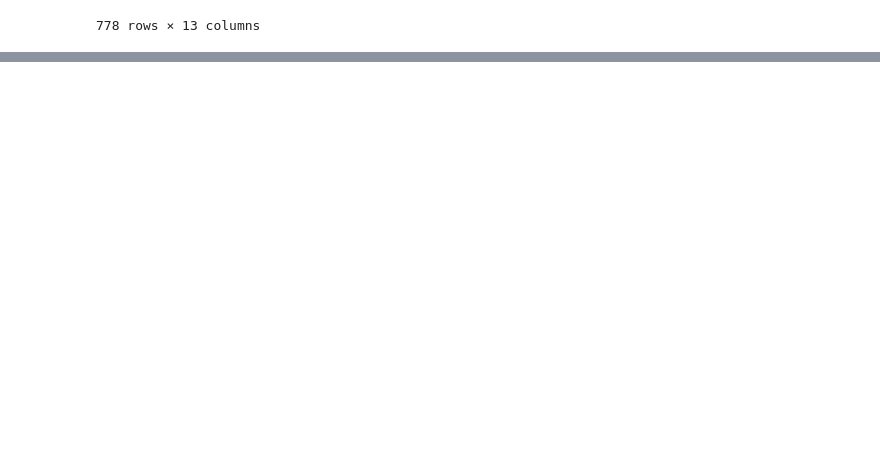
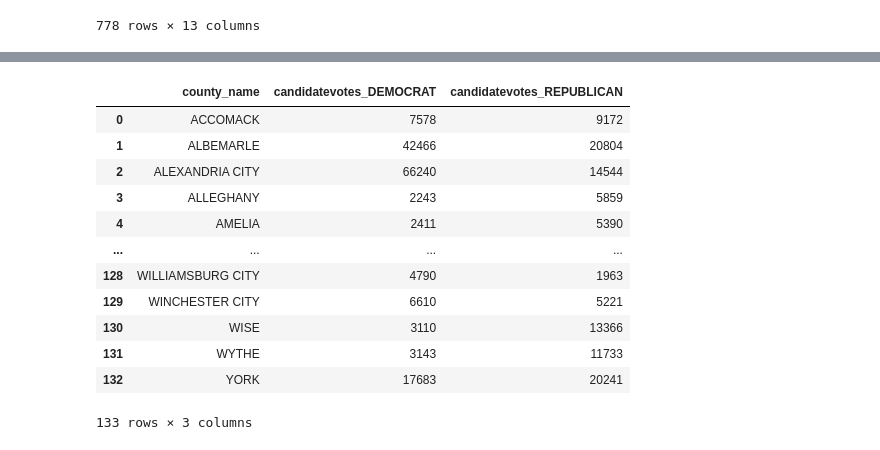
Before and after one commit to abkerper/project_voting, a Jupyter notebook: AllisonCountyResults.ipynb, the cells around one changed output, grey strips where cells are left out. Cells and saved outputs as stored; diff of their text form; code cells hidden in the pictures; blank space fills up the shorter version.

```diff
--- a/AllisonCountyResults.ipynb
+++ b/AllisonCountyResults.ipynb
@@ -87,2 +118,18 @@ df_wins.to_csv('wins.csv')
+# %%
+combined_2020_df
+# %% [output]
+|  | county_name | candidatevotes_DEMOCRAT | candidatevotes_REPUBLICAN |
+| 0 | ACCOMACK | 7578 | 9172 |
+| 1 | ALBEMARLE | 42466 | 20804 |
+| 2 | ALEXANDRIA CITY | 66240 | 14544 |
+| 3 | ALLEGHANY | 2243 | 5859 |
+| 4 | AMELIA | 2411 | 5390 |
+| ... | ... | ... | ... |
+| 128 | WILLIAMSBURG CITY | 4790 | 1963 |
+| 129 | WINCHESTER CITY | 6610 | 5221 |
+| 130 | WISE | 3110 | 13366 |
+| 131 | WYTHE | 3143 | 11733 |
+| 132 | YORK | 17683 | 20241 |
+133 rows × 3 columns
 # %%
 rep_dem_df.to_csv('rep_dem_votes.csv')
```
Also changed, not shown: parts of 7 cells of this notebook.
